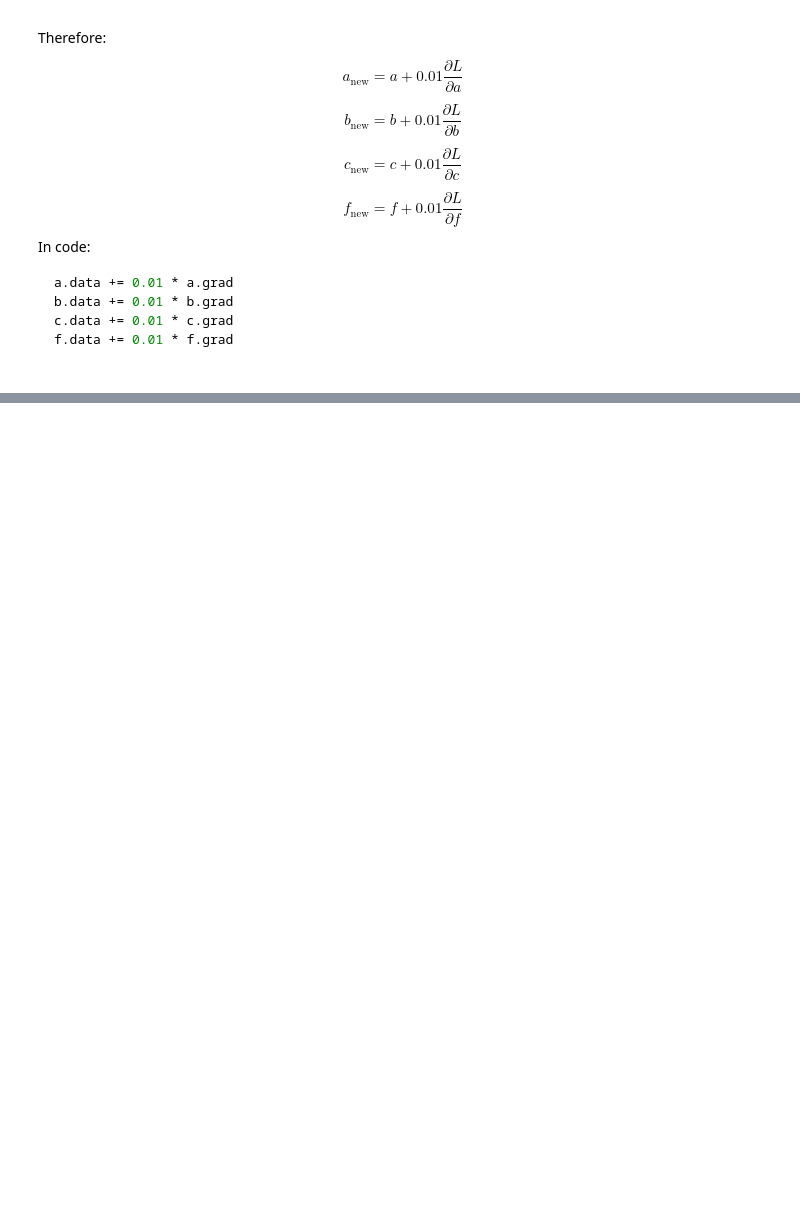
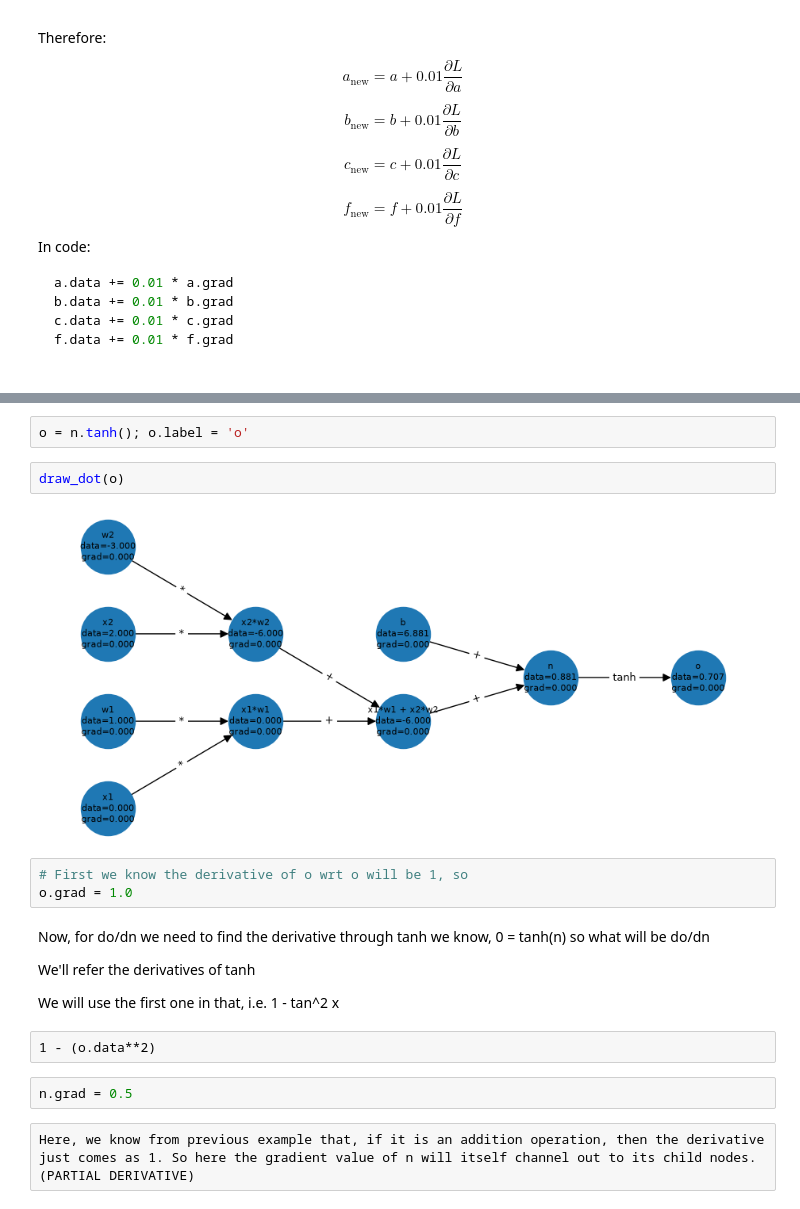
Before and after one commit to HESleagacy/Micrograd, a Jupyter notebook: main.ipynb, the cells around one changed output, grey strips where cells are left out. Saved outputs shown, nothing was run; the diff lists cells and outputs as text; blank space fills up the shorter version.

```diff
--- a/main.ipynb
+++ b/main.ipynb
@@ -1265,0 +1447,23 @@ f.data += 0.01 * f.grad
+# %%
+o = n.tanh(); o.label = 'o'
+# %%
+draw_dot(o)
+# %% [output]
+[figure, added]
+# %%
+# First we know the derivative of o wrt o will be 1, so
+o.grad = 1.0
+# %% [markdown]
+Now, for do/dn we need to find the derivative through tanh
+we know, 0 = tanh(n)
+so what will be do/dn
+
+We'll refer the derivatives of tanh
+
+We will use the first one in that, i.e. 1 - tan^2 x
+# %% [raw]
+1 - (o.data**2)
+# %%
+n.grad = 0.5
+# %% [raw]
+Here, we know from previous example that, if it is an addition operation, then the derivative just comes as 1. So here the gradient value of n will itself channel out to its child nodes.(PARTIAL DERIVATIVE)
```
Also changed, not shown: parts of 22 cells of this notebook, 1 other file.
